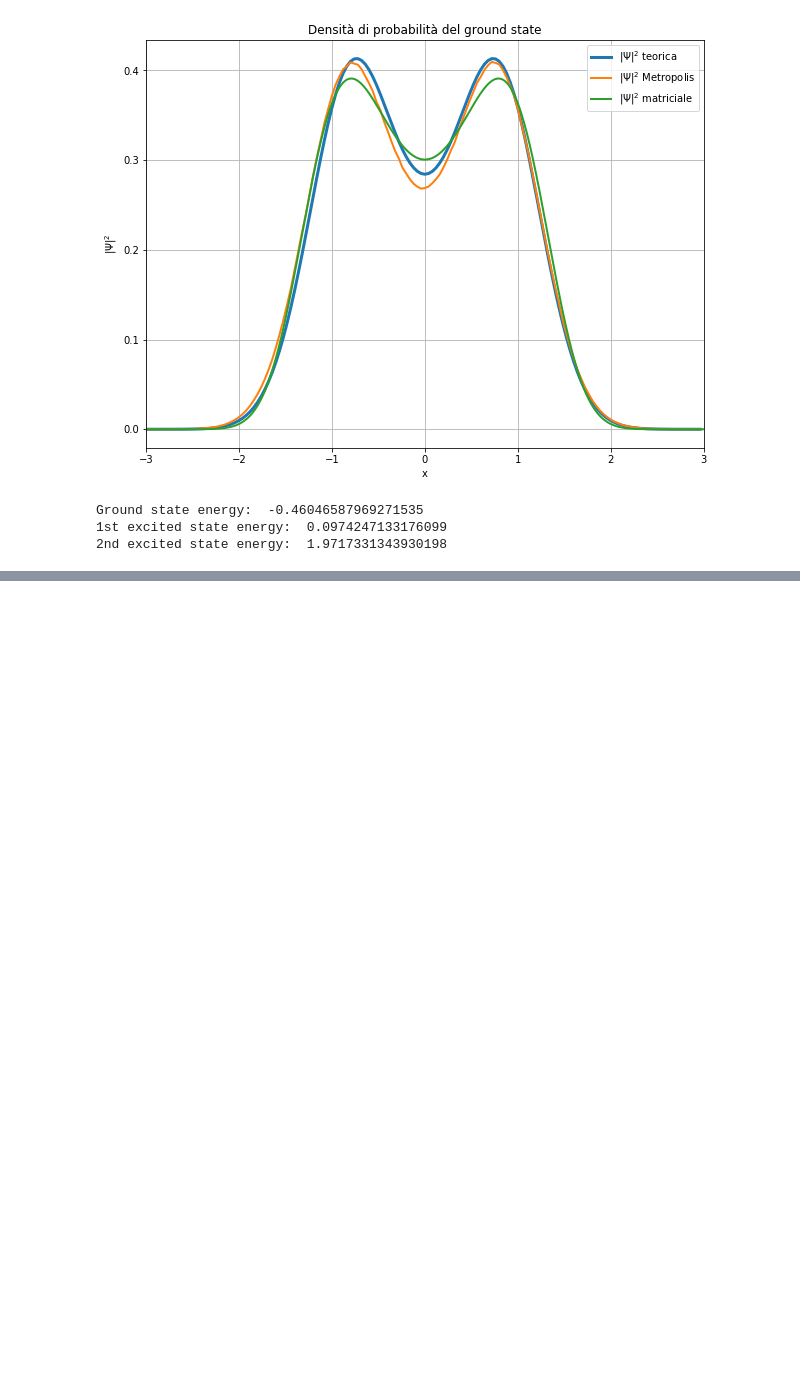
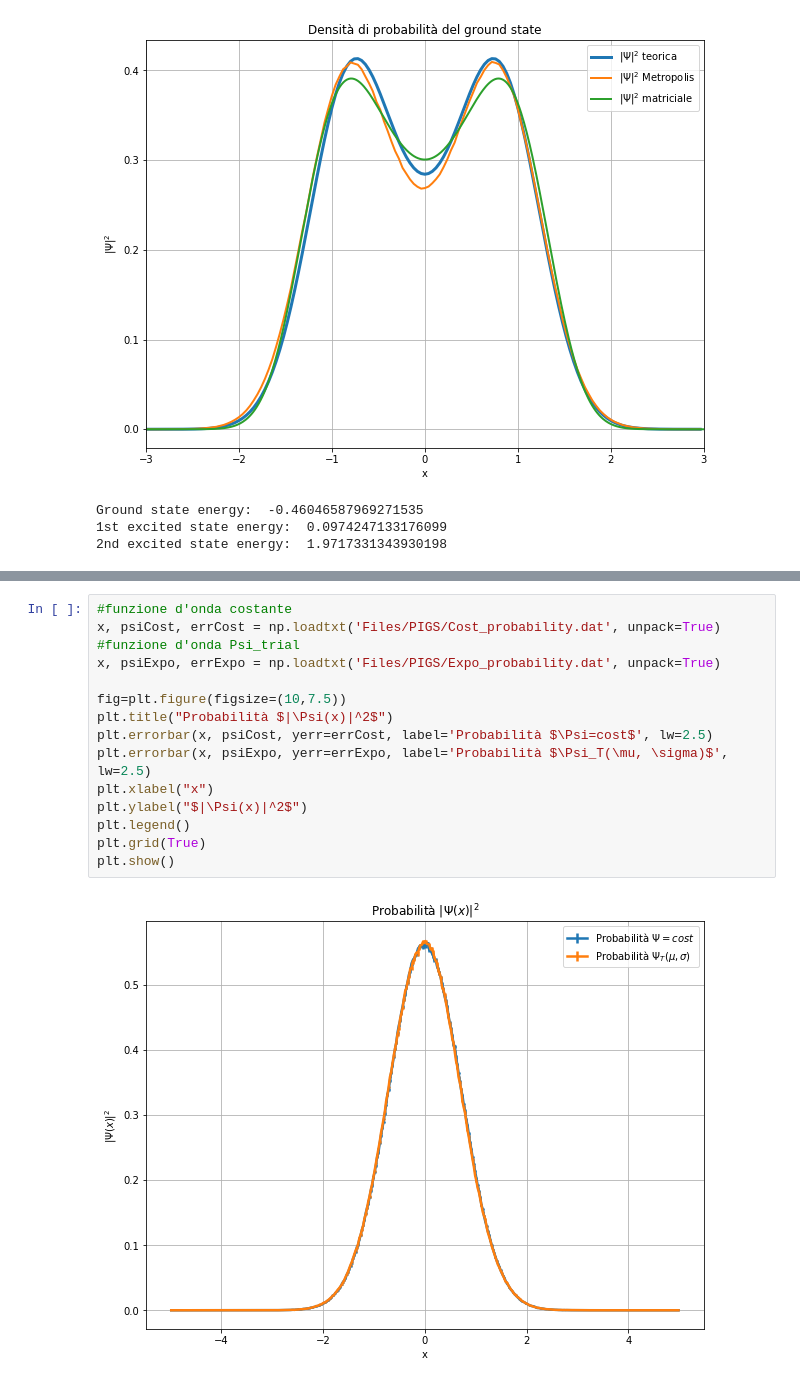
Before and after one commit to danidimic/NSL-exercise, a Jupyter notebook: LSN_Exercise_08/LSN_Exercise_08.ipynb, the cells around one changed output, grey strips where cells are left out. Drawn from its saved outputs; the diff is of its cells as text; blank space fills up the shorter version.

```diff
--- a/LSN_Exercise_08/LSN_Exercise_08.ipynb
+++ b/LSN_Exercise_08/LSN_Exercise_08.ipynb
@@ -124,0 +165,17 @@ Ground state energy:  -0.46046587969271535
+# %%
+#funzione d'onda costante
+x, psiCost, errCost = np.loadtxt('Files/PIGS/Cost_probability.dat', unpack=True)
+#funzione d'onda Psi_trial
+x, psiExpo, errExpo = np.loadtxt('Files/PIGS/Expo_probability.dat', unpack=True)
+
+fig=plt.figure(figsize=(10,7.5))
+plt.title("Probabilità $|\Psi(x)|^2$")
+plt.errorbar(x, psiCost, yerr=errCost, label='Probabilità $\Psi=cost$', lw=2.5)
+plt.errorbar(x, psiExpo, yerr=errExpo, label='Probabilità $\Psi_T(\mu, \sigma)$', lw=2.5)
+plt.xlabel("x")
+plt.ylabel("$|\Psi(x)|^2$")
+plt.legend()
+plt.grid(True)
+plt.show()
+# %% [output]
+[figure, added]
```
Also changed, not shown: parts of 5 cells of this notebook, 12 other files.
